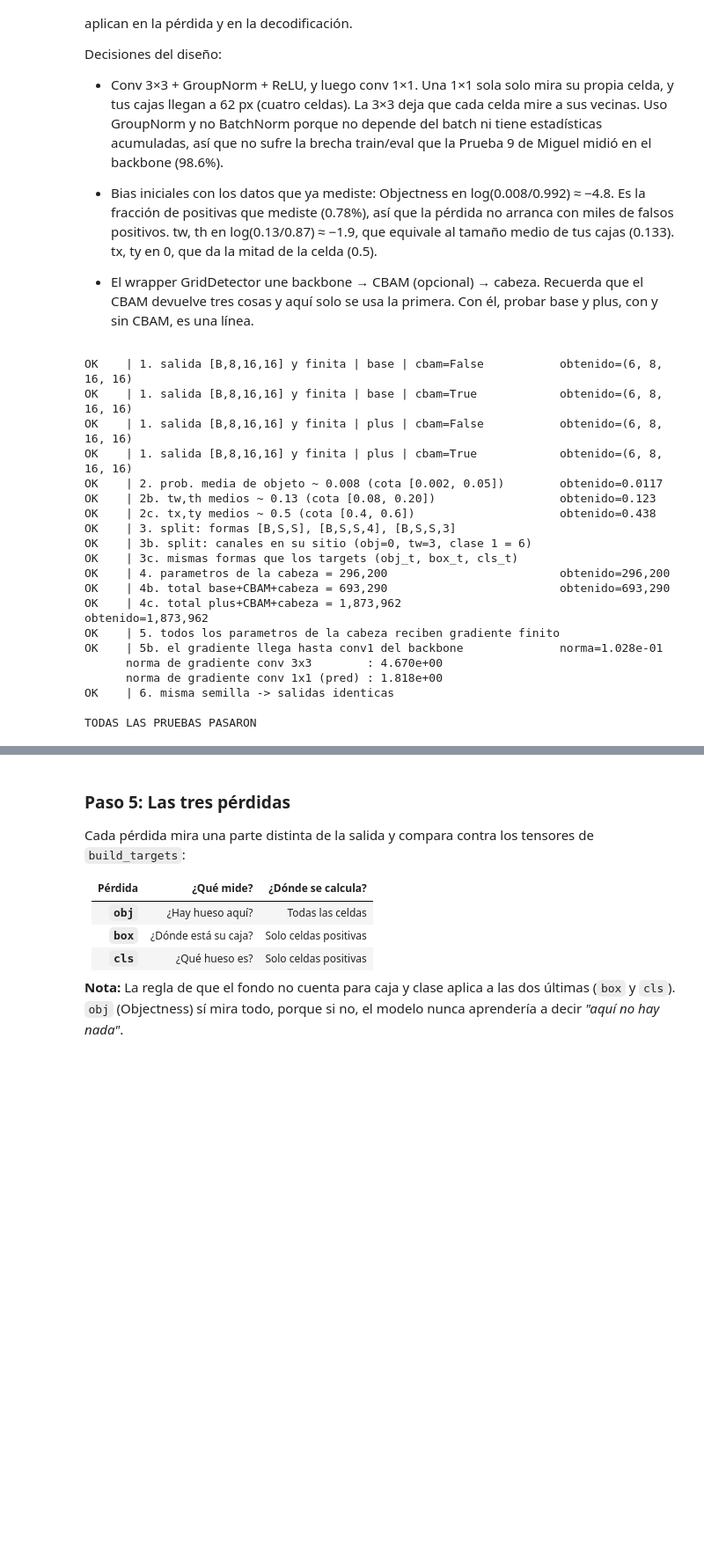
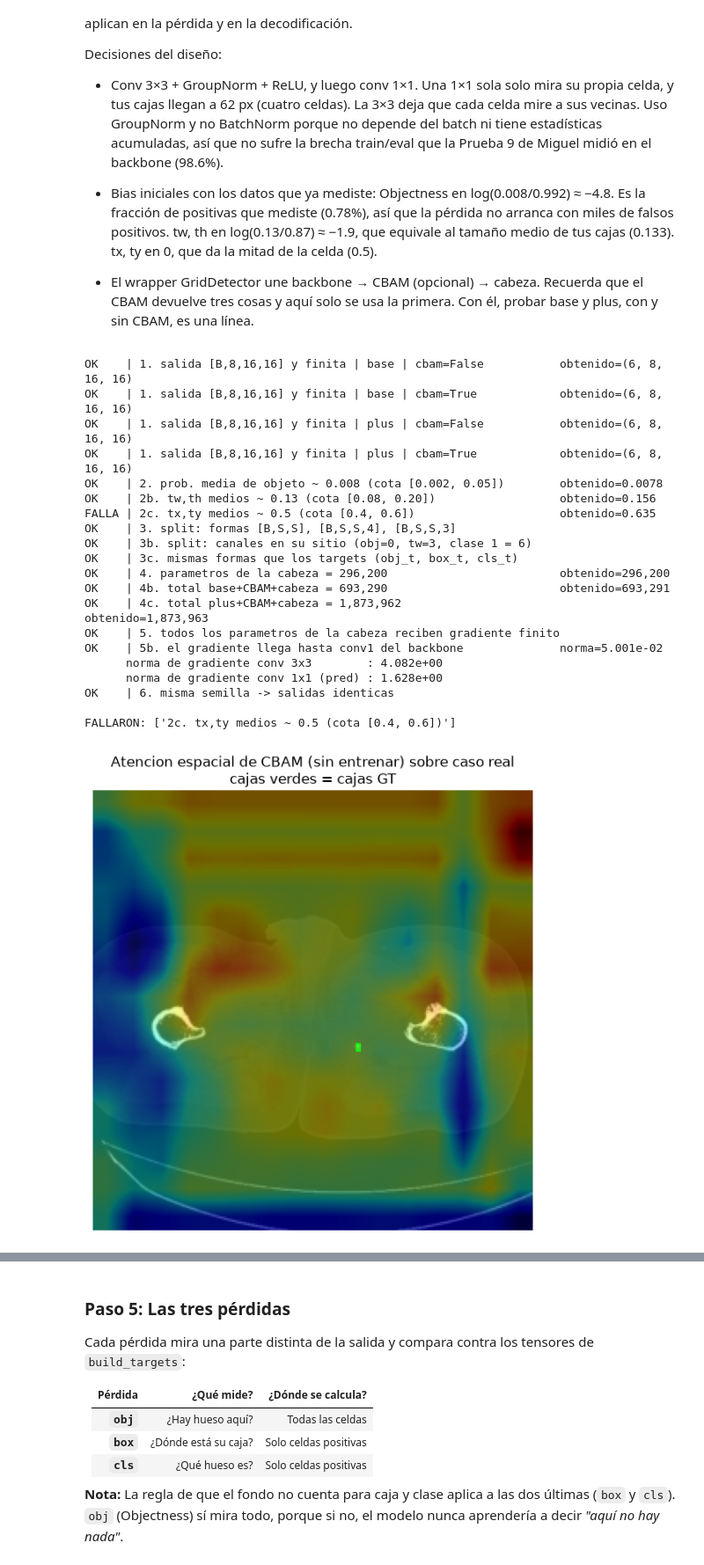
Before and after one commit to anniecorrea/proyecto_analitica_corte2, a Jupyter notebook: cbam.ipynb, the cells around one changed output, grey strips where cells are left out. Shown at 88% size. Drawn from its saved outputs; the diff is of its cells as text; code cells hidden in the pictures; blank space fills up the shorter version.

Commit message:
Verificaciones CBAM

```diff
--- a/cbam.ipynb
+++ b/cbam.ipynb
@@ -880,7 +880,9 @@ def build_detector(backbone_name="base", use_cbam=True):
     torch.manual_seed(SEED)
     backbone = build_backbone(backbone_name, in_channels=1)
     cbam = CompuertaResidualCBAM(CBAM(256)) if use_cbam else None
-    return GridDetector(backbone, GridDetectionHead(), cbam).to(DEVICE)
+    torch.manual_seed(SEED)
+    head = GridDetectionHead()
+    return GridDetector(backbone, head, cbam).to(DEVICE)
 
 # ---------------- Pruebas de control ----------------
 fallas4 = []
@@ -956,22 +958,47 @@ OK    | 1. salida [B,8,16,16] y finita | base | cbam=False           obtenido=(6
 OK    | 1. salida [B,8,16,16] y finita | base | cbam=True            obtenido=(6, 8, 16, 16)
 OK    | 1. salida [B,8,16,16] y finita | plus | cbam=False           obtenido=(6, 8, 16, 16)
 OK    | 1. salida [B,8,16,16] y finita | plus | cbam=True            obtenido=(6, 8, 16, 16)
-OK    | 2. prob. media de objeto ~ 0.008 (cota [0.002, 0.05])        obtenido=0.0117
-OK    | 2b. tw,th medios ~ 0.13 (cota [0.08, 0.20])                  obtenido=0.123
-OK    | 2c. tx,ty medios ~ 0.5 (cota [0.4, 0.6])                     obtenido=0.438
+OK    | 2. prob. media de objeto ~ 0.008 (cota [0.002, 0.05])        obtenido=0.0078
+OK    | 2b. tw,th medios ~ 0.13 (cota [0.08, 0.20])                  obtenido=0.156
+FALLA | 2c. tx,ty medios ~ 0.5 (cota [0.4, 0.6])                     obtenido=0.635
 OK    | 3. split: formas [B,S,S], [B,S,S,4], [B,S,S,3]
 OK    | 3b. split: canales en su sitio (obj=0, tw=3, clase 1 = 6)
 OK    | 3c. mismas formas que los targets (obj_t, box_t, cls_t)
 OK    | 4. parametros de la cabeza = 296,200                         obtenido=296,200
-OK    | 4b. total base+CBAM+cabeza = 693,290                         obtenido=693,290
-OK    | 4c. total plus+CBAM+cabeza = 1,873,962                       obtenido=1,873,962
+OK    | 4b. total base+CBAM+cabeza = 693,290                         obtenido=693,291
+OK    | 4c. total plus+CBAM+cabeza = 1,873,962                       obtenido=1,873,963
 OK    | 5. todos los parametros de la cabeza reciben gradiente finito
-OK    | 5b. el gradiente llega hasta conv1 del backbone              norma=1.028e-01
-      norma de gradiente conv 3x3        : 4.670e+00
-      norma de gradiente conv 1x1 (pred) : 1.818e+00
+OK    | 5b. el gradiente llega hasta conv1 del backbone              norma=5.001e-02
+      norma de gradiente conv 3x3        : 4.082e+00
+      norma de gradiente conv 1x1 (pred) : 1.628e+00
 OK    | 6. misma semilla -> salidas identicas
 
-TODAS LAS PRUEBAS PASARON
+FALLARON: ['2c. tx,ty medios ~ 0.5 (cota [0.4, 0.6])']
+# %%
+# Usa el batch_fijo real (ya regenerado con CLAHE+Otsu) que cargaste en la celda 28
+det_demo = build_detector("base", use_cbam=True).eval()
+
+idx_demo = 0  # elige cualquier imagen del batch, 0-5
+img_demo = imgs[idx_demo:idx_demo+1].to(DEVICE)
+
+with torch.no_grad():
+    _, fmap_demo = det_demo.backbone(img_demo)
+    _, _, sp_attn_demo = det_demo.cbam.cbam(fmap_demo)  # atencion espacial cruda (16x16)
+
+# Sube el mapa de 16x16 a 256x256 para superponerlo sobre la imagen
+sp_attn_upsampled = F.interpolate(sp_attn_demo, size=256, mode="bilinear", align_corners=False)[0, 0].cpu()
+
+fig, ax = plt.subplots(1, 1, figsize=(6, 6))
+ax.imshow(imgs[idx_demo, 0], cmap="gray")
+ax.imshow(sp_attn_upsampled, cmap="jet", alpha=0.45)
+for b in targets[idx_demo]["boxes"]:
+    ax.add_patch(Rectangle((b[0], b[1]), b[2]-b[0], b[3]-b[1], fill=False, ec="lime", lw=1.5))
+ax.set_title(f"Atencion espacial de CBAM (sin entrenar) sobre caso real\ncajas verdes = cajas GT")
+ax.axis("off")
+plt.tight_layout()
+plt.show()
+# %% [output]
+[figure, added]
 # %%
 # Prueba: con gamma=0 la compuerta residual no debe alterar la salida de la cabeza
 det_con_cbam = build_detector("base", use_cbam=True).eval()
```
Also changed, not shown: parts of 4 cells of this notebook.
